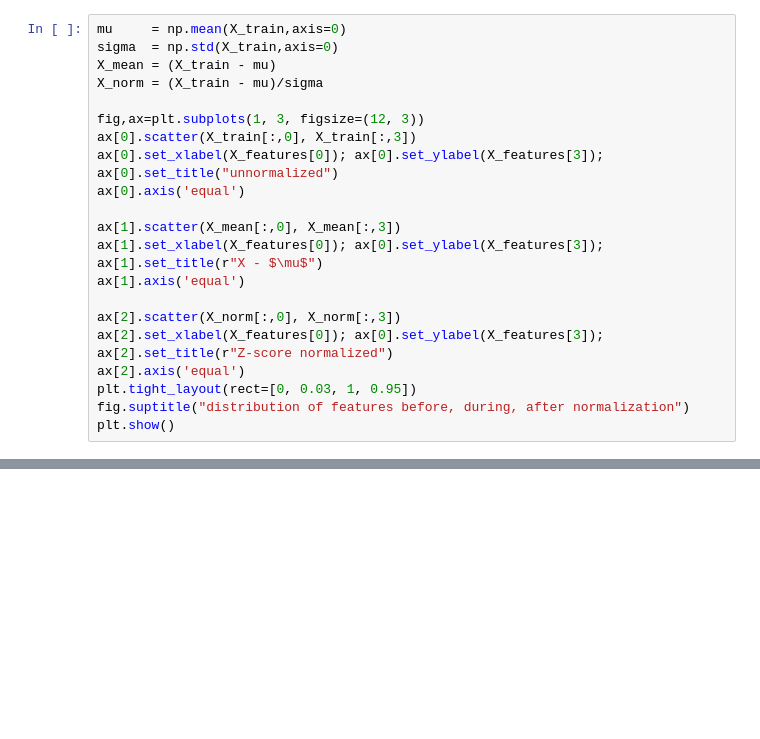
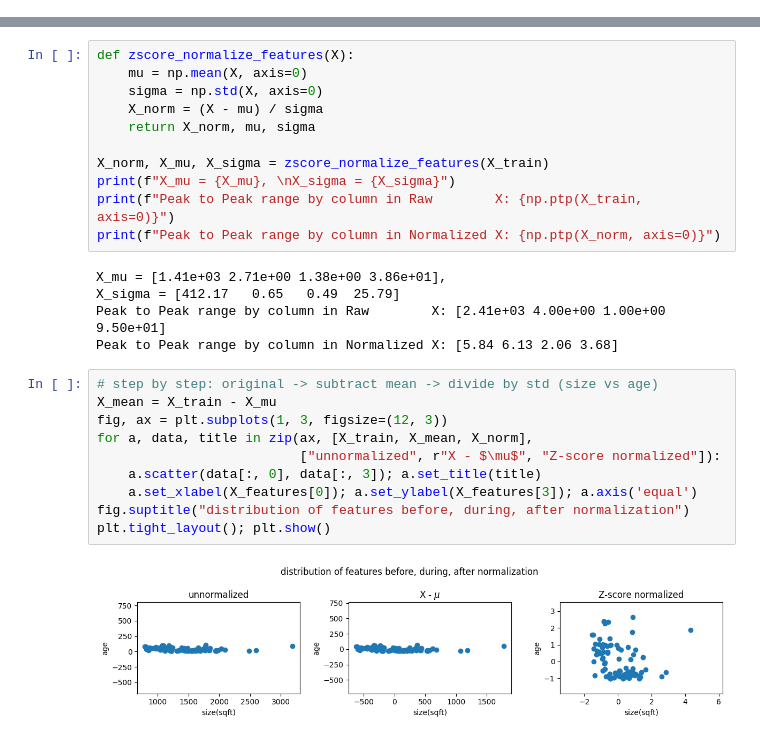
Before and after one commit to rSith/machine-learning-specialization, a Jupyter notebook: ML_Specialization_02_Multiple_Variable_Linear_Regression.ipynb, the cells around one changed output, grey strips where cells are left out. Drawn from its saved outputs; the diff is of its cells as text; blank space fills up the shorter version.

```diff
--- a/ML_Specialization_02_Multiple_Variable_Linear_Regression.ipynb
+++ b/ML_Specialization_02_Multiple_Variable_Linear_Regression.ipynb
@@ -388,24 +2,0 @@ Steps involved in Z-score normalization. The plot below shows the transformation
-# %%
-mu     = np.mean(X_train,axis=0)
-sigma  = np.std(X_train,axis=0)
-X_mean = (X_train - mu)
-X_norm = (X_train - mu)/sigma
-
-fig,ax=plt.subplots(1, 3, figsize=(12, 3))
-ax[0].scatter(X_train[:,0], X_train[:,3])
-ax[0].set_xlabel(X_features[0]); ax[0].set_ylabel(X_features[3]);
-ax[0].set_title("unnormalized")
-ax[0].axis('equal')
-
-ax[1].scatter(X_mean[:,0], X_mean[:,3])
-ax[1].set_xlabel(X_features[0]); ax[0].set_ylabel(X_features[3]);
-ax[1].set_title(r"X - $\mu$")
-ax[1].axis('equal')
-
-ax[2].scatter(X_norm[:,0], X_norm[:,3])
-ax[2].set_xlabel(X_features[0]); ax[0].set_ylabel(X_features[3]);
-ax[2].set_title(r"Z-score normalized")
-ax[2].axis('equal')
-plt.tight_layout(rect=[0, 0.03, 1, 0.95])
-fig.suptitle("distribution of features before, during, after normalization")
-plt.show()
@@ -533,0 +347,28 @@ print(f" predicted price of a house with 1200 sqft, 3 bedrooms, 1 floor, 40 year
+# %%
+def zscore_normalize_features(X):
+    mu = np.mean(X, axis=0)
+    sigma = np.std(X, axis=0)
+    X_norm = (X - mu) / sigma
+    return X_norm, mu, sigma
+
+X_norm, X_mu, X_sigma = zscore_normalize_features(X_train)
+print(f"X_mu = {X_mu}, \nX_sigma = {X_sigma}")
+print(f"Peak to Peak range by column in Raw        X: {np.ptp(X_train, axis=0)}")
+print(f"Peak to Peak range by column in Normalized X: {np.ptp(X_norm, axis=0)}")
+# %% [output]
+X_mu = [1.41e+03 2.71e+00 1.38e+00 3.86e+01],
+X_sigma = [412.17   0.65   0.49  25.79]
+Peak to Peak range by column in Raw        X: [2.41e+03 4.00e+00 1.00e+00 9.50e+01]
+Peak to Peak range by column in Normalized X: [5.84 6.13 2.06 3.68]
+# %%
+# step by step: original -> subtract mean -> divide by std (size vs age)
+X_mean = X_train - X_mu
+fig, ax = plt.subplots(1, 3, figsize=(12, 3))
+for a, data, title in zip(ax, [X_train, X_mean, X_norm],
+                          ["unnormalized", r"X - $\mu$", "Z-score normalized"]):
+    a.scatter(data[:, 0], data[:, 3]); a.set_title(title)
+    a.set_xlabel(X_features[0]); a.set_ylabel(X_features[3]); a.axis('equal')
+fig.suptitle("distribution of features before, during, after normalization")
+plt.tight_layout(); plt.show()
+# %% [output]
+[figure, added]
```
Also changed, not shown: parts of 114 cells of this notebook.
